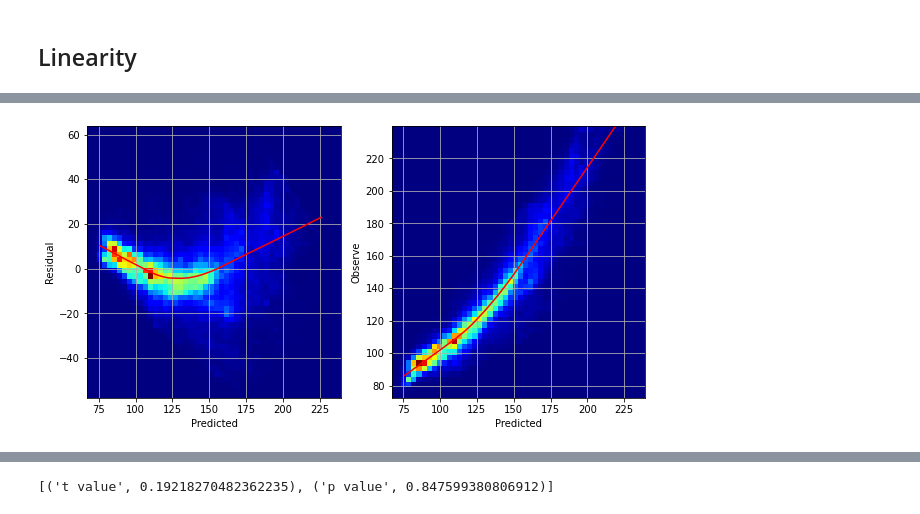
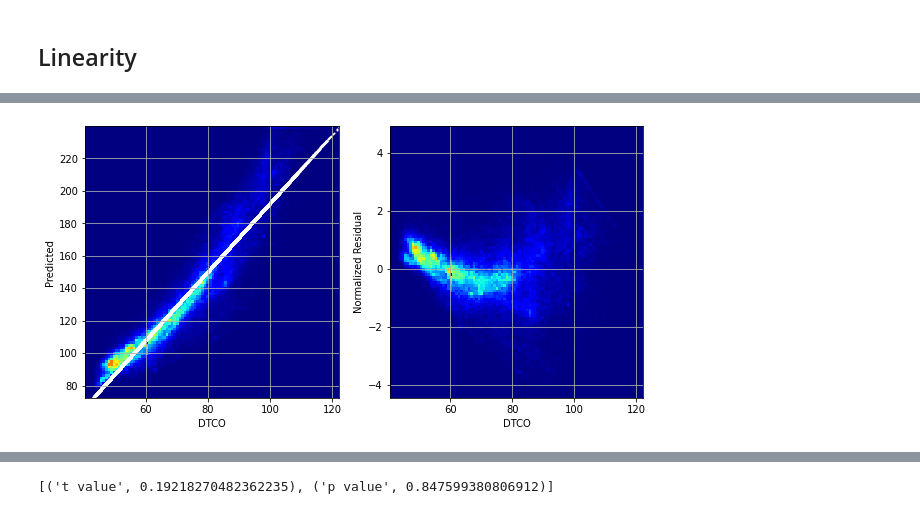
Before and after one commit to frh2020/topics, a Jupyter notebook: well_log_reg/model_lin_diagn.ipynb, the cells around one changed output, grey strips where cells are left out. Drawn from its saved outputs; the diff is of its cells as text; code cells hidden in the pictures.

```diff
--- a/well_log_reg/model_lin_diagn.ipynb
+++ b/well_log_reg/model_lin_diagn.ipynb
@@ -110,6 +116,8 @@ Warnings:
 obser = Y_train.DTSM
 pred = results.fittedvalues
 resid = results.resid
+resid_p = results.resid_pearson
+resid_p2 = resid_p**2
 dtco = X_train
 
 mean_res = np.mean(resid)
@@ -136,17 +173,17 @@ obser_sm = lowess(obser_sort,pred_sort)[:,1]
 # %%
-f, (ax1,ax2) = plt.subplots(1,2,figsize=(10,5))
+f, (ax1,ax2) = plt.subplots(nrows=1, ncols=2, figsize=(10,5))
 
-ax1.hist2d(pred, resid,bins=50, cmap='jet')
-ax1.plot(pred_sort, resid_sm, color='red')
-ax1.set_xlabel("Predicted")
-ax1.set_ylabel("Residual")
-ax1.grid()
+for i, col in enumerate(cols):
+  ax1.hist2d(X_train, obser, bins=100, cmap='jet')
+  ax1.scatter(dtco, pred, s=1, color='white')
+  ax1.set_xlabel(col)
+  ax1.set_ylabel("Predicted")
+  ax1.grid()
 
-ax2.hist2d(pred, obser,bins=50, cmap='jet')
-ax2.plot(pred_sort, obser_sm, color='red')
-ax2.set_xlabel("Predicted")
-ax2.set_ylabel("Observe")
-ax2.grid()
+  ax2.hist2d(X_train, resid_p,bins=100, cmap='jet')
+  ax2.set_xlabel(col)
+  ax2.set_ylabel("Normalized Residual")
+  ax2.grid()
 plt.show()
 # %% [output]
-[figure, old version]
+[figure, new version]
```
Also changed, not shown: parts of 30 cells of this notebook.
